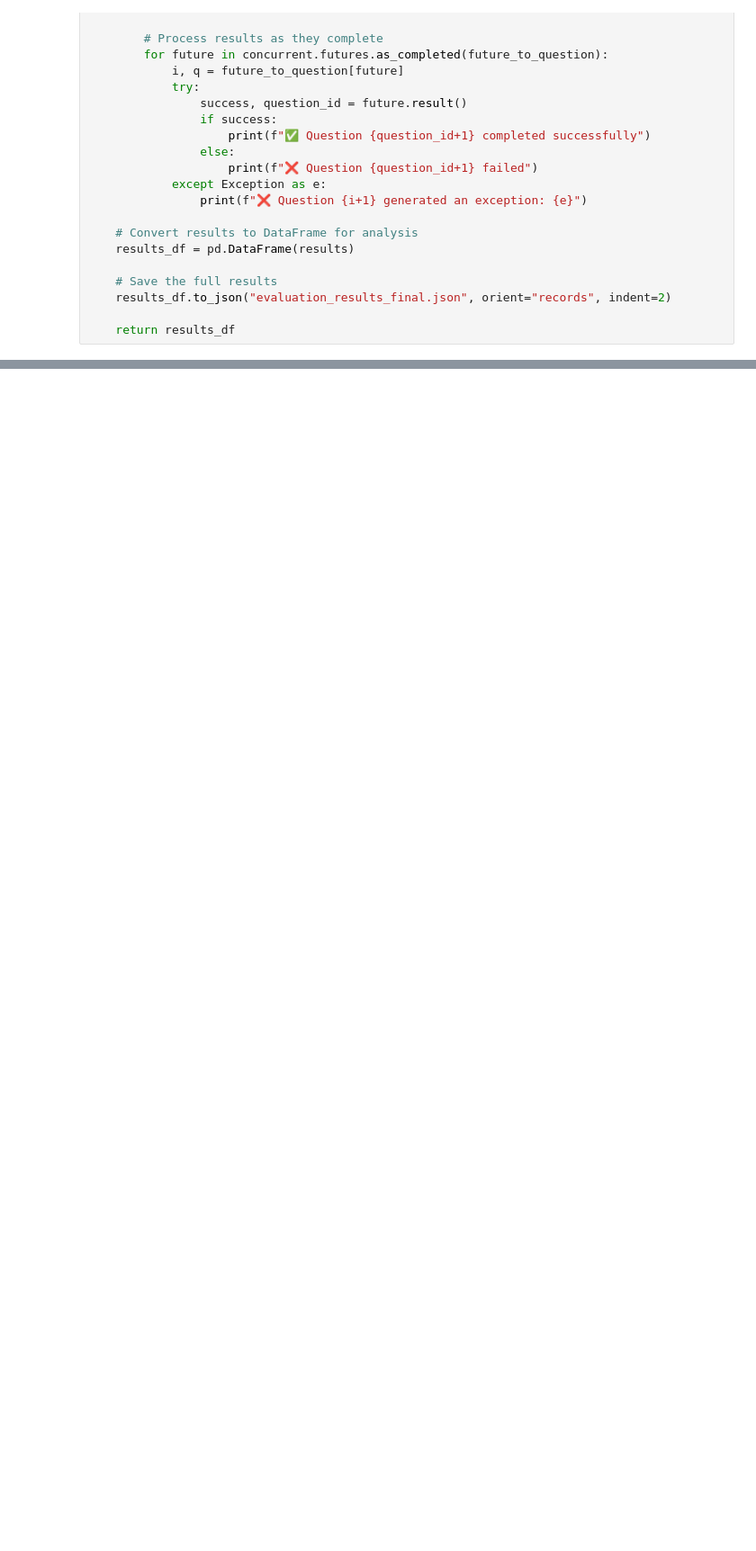
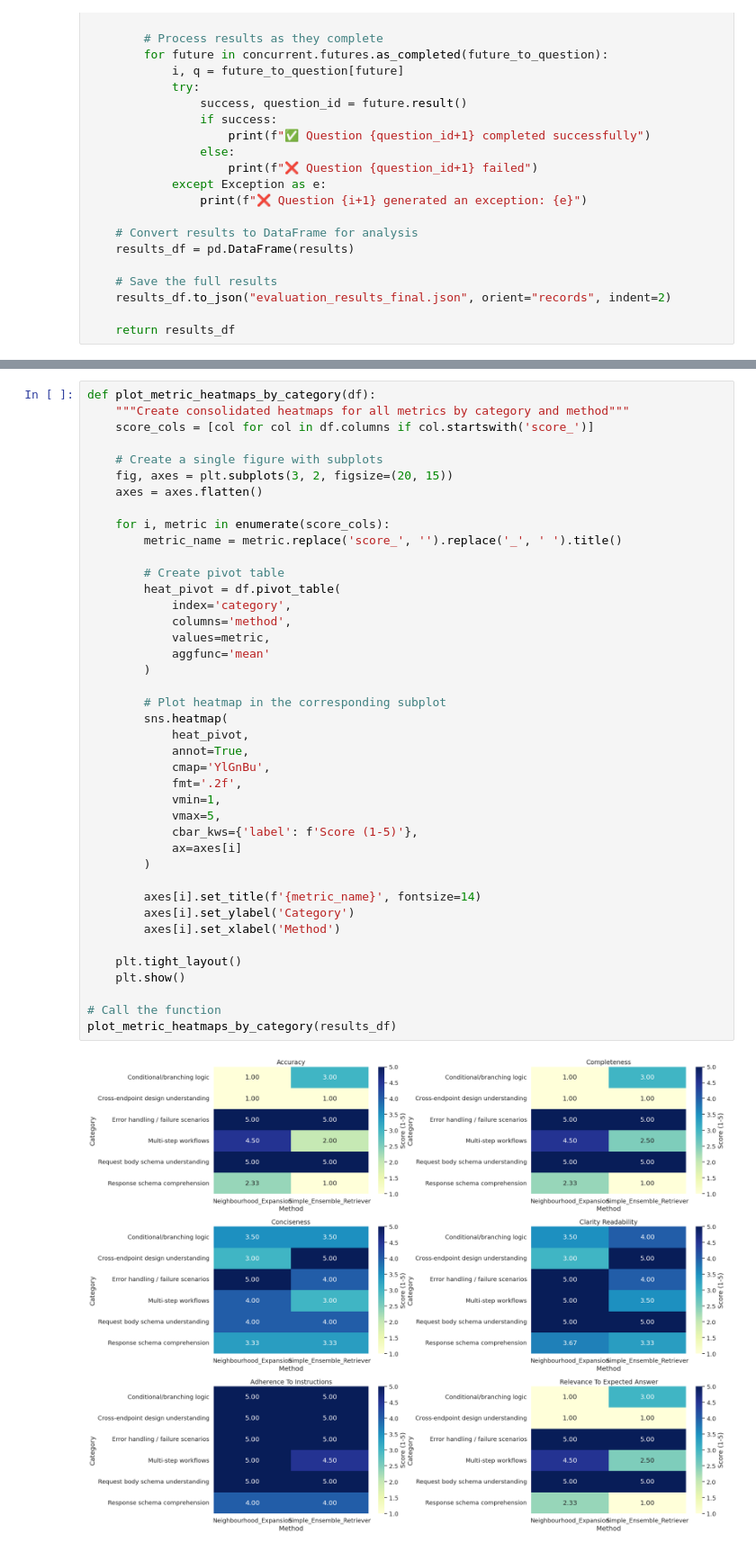
Before and after one commit to Venkata-Thrivedi-WILP/RAG_BOT, a Jupyter notebook: Main_V2.ipynb, the cells around one changed output, grey strips where cells are left out. Shown at 90% size. Cells and saved outputs as stored; diff of their text form; blank space fills up the shorter version.

```diff
--- a/Main_V2.ipynb
+++ b/Main_V2.ipynb
@@ -1025,0 +1168,43 @@ plot_difficulty_comparison(results_df)
+# %%
+def plot_metric_heatmaps_by_category(df):
+    """Create consolidated heatmaps for all metrics by category and method"""
+    score_cols = [col for col in df.columns if col.startswith('score_')]
+
+    # Create a single figure with subplots
+    fig, axes = plt.subplots(3, 2, figsize=(20, 15))
+    axes = axes.flatten()
+
+    for i, metric in enumerate(score_cols):
+        metric_name = metric.replace('score_', '').replace('_', ' ').title()
+
+        # Create pivot table
+        heat_pivot = df.pivot_table(
+            index='category',
+            columns='method',
+            values=metric,
+            aggfunc='mean'
+        )
+
+        # Plot heatmap in the corresponding subplot
+        sns.heatmap(
+            heat_pivot,
+            annot=True,
+            cmap='YlGnBu',
+            fmt='.2f',
+            vmin=1,
+            vmax=5,
+            cbar_kws={'label': f'Score (1-5)'},
+            ax=axes[i]
+        )
+
+        axes[i].set_title(f'{metric_name}', fontsize=14)
+        axes[i].set_ylabel('Category')
+        axes[i].set_xlabel('Method')
+
+    plt.tight_layout()
+    plt.show()
+
+# Call the function
+plot_metric_heatmaps_by_category(results_df)
+# %% [output]
+[figure, added]
```
Also changed, not shown: parts of 23 cells of this notebook, 5 other files.
